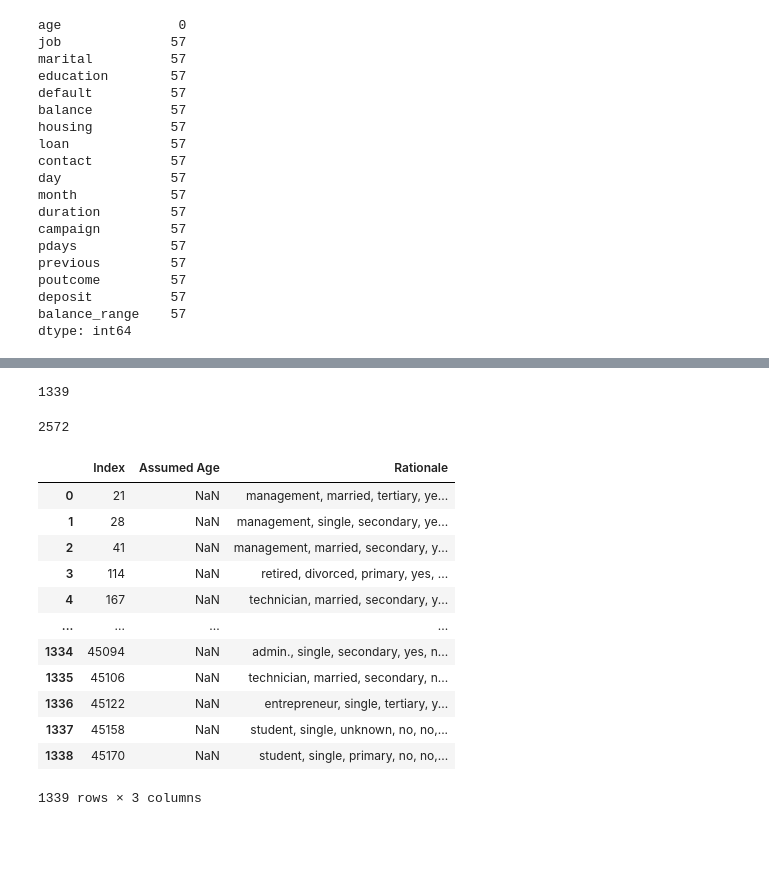
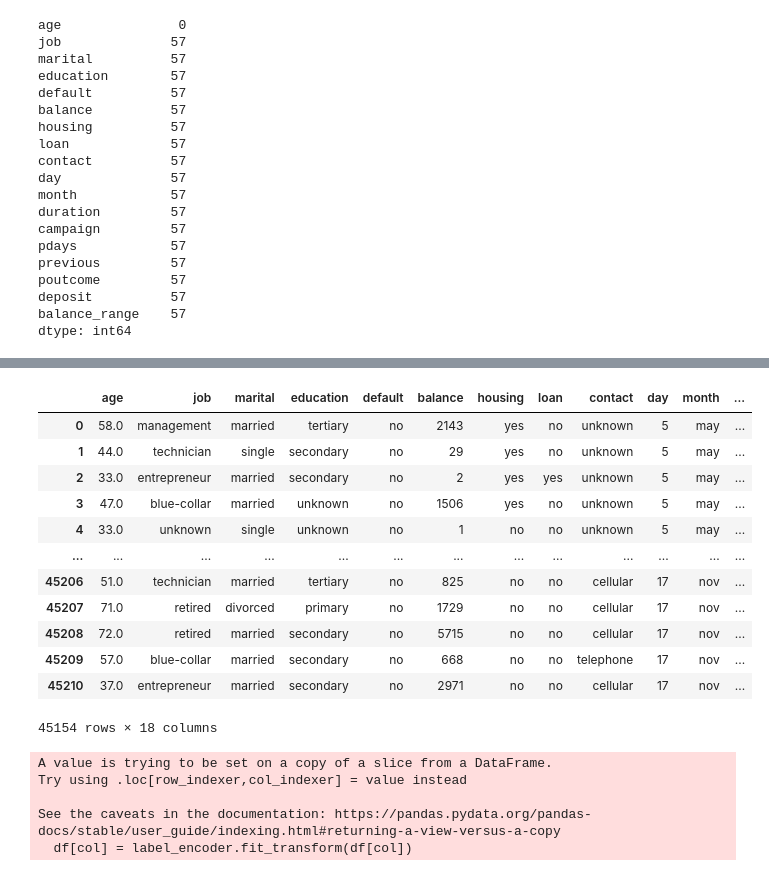
Before and after one commit to jorgeroldan5/Data-Science-Programming-ADS-500B---Final-Project, a Jupyter notebook: Data-cleaning.ipynb, the cells around one changed output, grey strips where cells are left out. Drawn from its saved outputs; the diff is of its cells as text; code cells hidden in the pictures; blank space fills up the shorter version.

```diff
--- a/Data-cleaning.ipynb
+++ b/Data-cleaning.ipynb
@@ -316,24 +240,54 @@ Replacement tracking DataFrame:
-# %%
-age_replacement_cnt
-# %% [output]
-1339
-# %%
-data_na['age'].count()
-# %% [output]
-2572
-# %%
-replacement_tracking
-# %% [output]
-|  | Index | Assumed Age | Rationale |
-| 0 | 21 | NaN | management, married, tertiary, ye... |
-| 1 | 28 | NaN | management, single, secondary, ye... |
-| 2 | 41 | NaN | management, married, secondary, y... |
-| 3 | 114 | NaN | retired, divorced, primary, yes, ... |
-| 4 | 167 | NaN | technician, married, secondary, y... |
-| ... | ... | ... | ... |
-| 1334 | 45094 | NaN | admin., single, secondary, yes, n... |
-| 1335 | 45106 | NaN | technician, married, secondary, n... |
-| 1336 | 45122 | NaN | entrepreneur, single, tertiary, y... |
-| 1337 | 45158 | NaN | student, single, unknown, no, no,... |
-| 1338 | 45170 | NaN | student, single, primary, no, no,... |
-1339 rows × 3 columns
+# %%
+df = testing.dropna()
+df
+# %% [output]
+|  | age | job | marital | education | default | balance | housing | loan | contact | day | month | ... |
+| 0 | 58.0 | management | married | tertiary | no | 2143 | yes | no | unknown | 5 | may | ... |
+| 1 | 44.0 | technician | single | secondary | no | 29 | yes | no | unknown | 5 | may | ... |
+| 2 | 33.0 | entrepreneur | married | secondary | no | 2 | yes | yes | unknown | 5 | may | ... |
+| 3 | 47.0 | blue-collar | married | unknown | no | 1506 | yes | no | unknown | 5 | may | ... |
+| 4 | 33.0 | unknown | single | unknown | no | 1 | no | no | unknown | 5 | may | ... |
+| ... | ... | ... | ... | ... | ... | ... | ... | ... | ... | ... | ... | ... |
+| 45206 | 51.0 | technician | married | tertiary | no | 825 | no | no | cellular | 17 | nov | ... |
+| 45207 | 71.0 | retired | divorced | primary | no | 1729 | no | no | cellular | 17 | nov | ... |
+| 45208 | 72.0 | retired | married | secondary | no | 5715 | no | no | cellular | 17 | nov | ... |
+| 45209 | 57.0 | blue-collar | married | secondary | no | 668 | no | no | telephone | 17 | nov | ... |
+| 45210 | 37.0 | entrepreneur | married | secondary | no | 2971 | no | no | cellular | 17 | nov | ... |
+45154 rows × 18 columns
+# %%
+# First plotting all variables against if a deposit had been made, aka a success in the campagin
+
+# Label Encoding for binary and ordinal data
+label_cols = ['default', 'housing', 'loan', 'deposit']
+label_encoder = LabelEncoder()
+
+for col in label_cols:
+    df[col] = label_encoder.fit_transform(df[col])
+
+# One-Hot Encoding for nominal categorical data
+df = pd.get_dummies(df, columns=['job', 'marital', 'education', 'contact', 'month', 'poutcome'])
+
+# Define numerical and categorical columns
+numerical_cols = ['age', 'balance', 'day', 'duration', 'campaign', 'pdays', 'previous']
+categorical_cols = [col for col in df.columns if col not in numerical_cols]
+
+# Define function to create pair plots and joint plots
+def plot_data(df, numerical_cols, categorical_cols, target_col='deposit'):
+    # Pair plot for numerical columns colored by target
+    sns.pairplot(df, vars=numerical_cols, hue=target_col)
+    plt.show()
+
+    # Joint plots for numerical columns
+    for col in numerical_cols:
+        if col != target_col:
+            sns.jointplot(x=col, y=target_col, data=df, kind='scatter')
+            plt.show()
+
+# Example usage
+# plot_data(df, numerical_cols, categorical_cols)
+# %% [output]
+A value is trying to be set on a copy of a slice from a DataFrame.
+Try using .loc[row_indexer,col_indexer] = value instead
+
+See the caveats in the documentation: https://pandas.pydata.org/pandas-docs/stable/user_guide/indexing.html#returning-a-view-versus-a-copy
+  df[col] = label_encoder.fit_transform(df[col])
```
Also changed, not shown: parts of 8 cells of this notebook, 16 other files.
